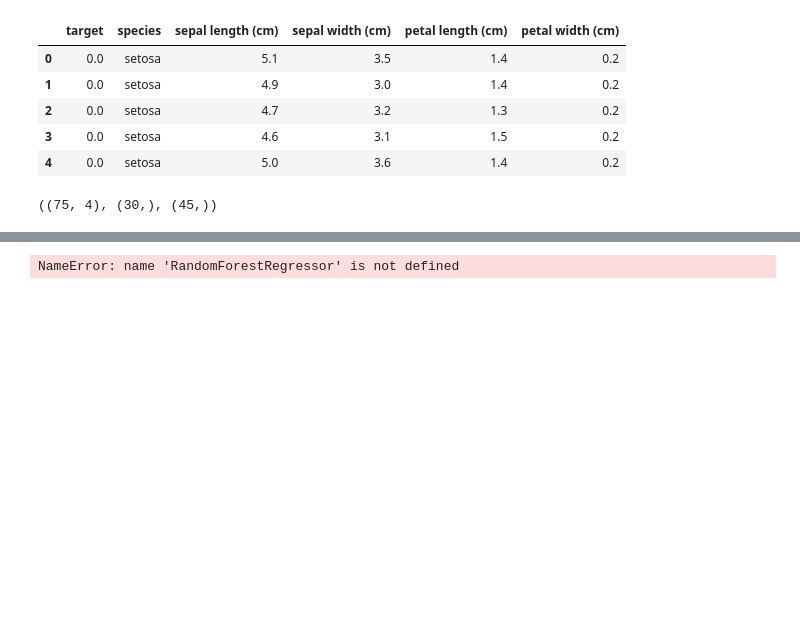
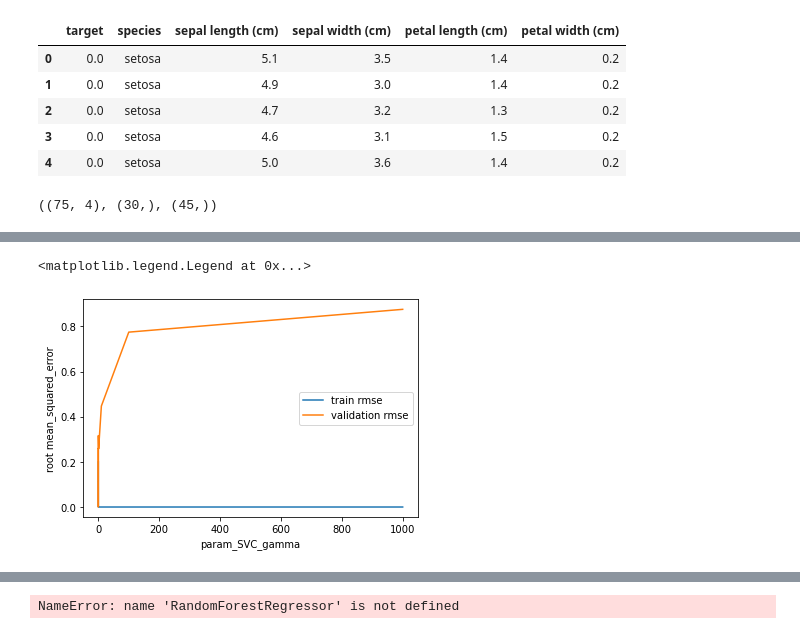
Before and after one commit to gitony0101/homework, a Jupyter notebook: Computational Methods – Spring 2021 Final Exam.ipynb, the cells around one changed output, grey strips where cells are left out. Saved outputs shown, nothing was run; the diff lists cells and outputs as text; code cells hidden in the pictures; blank space fills up the shorter version.

```diff
--- a/Computational Methods – Spring 2021 Final Exam.ipynb
+++ b/Computational Methods – Spring 2021 Final Exam.ipynb
@@ -87,0 +88,23 @@ weighted avg       0.98      0.98      0.98        45
+# %%
+# Optimization by tuning the parameter Gamma:
+
+train_errors = []
+valid_errors = []
+param_SVC_gamma = [0.00001, 0.0001, 0.001, 0.1, 1,10,100,1000]
+
+for g in param_SVC_gamma:
+    svc_rbf = SVC(kernel='rbf', C=1e4, gamma=g)
+    y_rbf = svc_rbf.fit(x_train, y_train).predict(x_test)
+
+    train_errors.append(np.sqrt(mean_squared_error(y_train, svc_rbf.predict(x_train))))
+    valid_errors.append(np.sqrt(mean_squared_error(y_val, svc_rbf.predict(x_val))))
+
+
+plt.xlabel('param_SVC_gamma')
+plt.ylabel('root mean_squared_error')
+plt.plot(param_SVC_gamma, train_errors, label="train rmse")
+plt.plot(param_SVC_gamma, valid_errors, label="validation rmse")
+plt.legend()
+# %% [output]
+<matplotlib.legend.Legend at 0x...>
+[figure, added]
```
Also changed, not shown: parts of 24 cells of this notebook.
